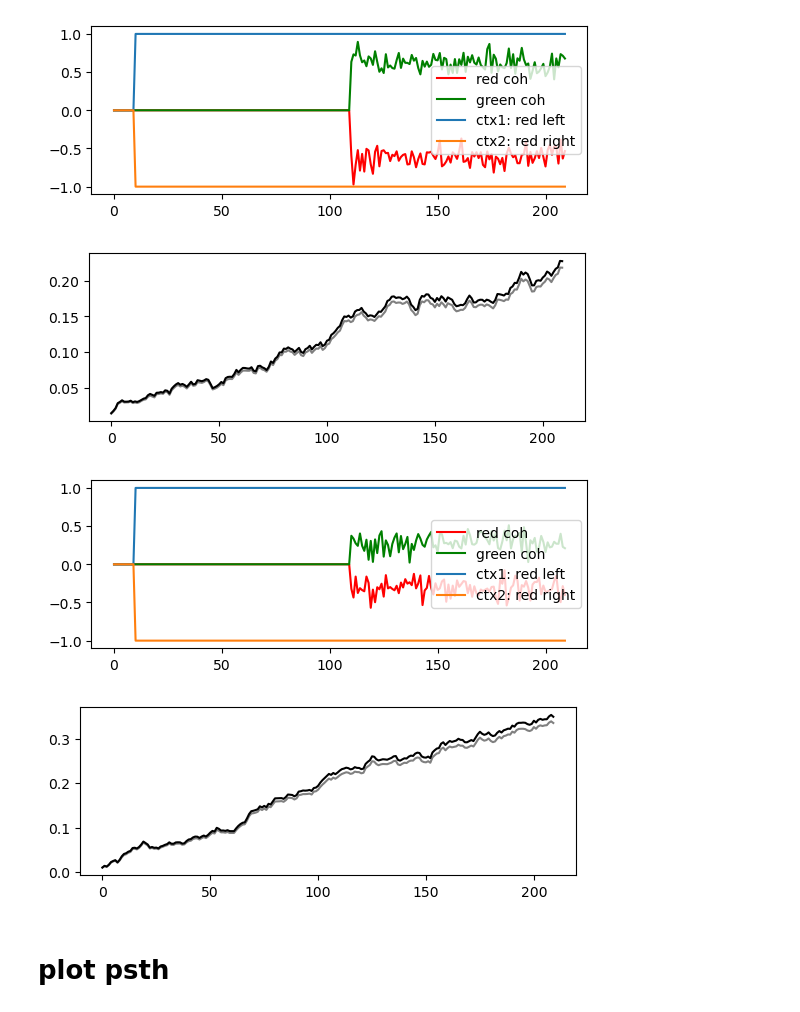
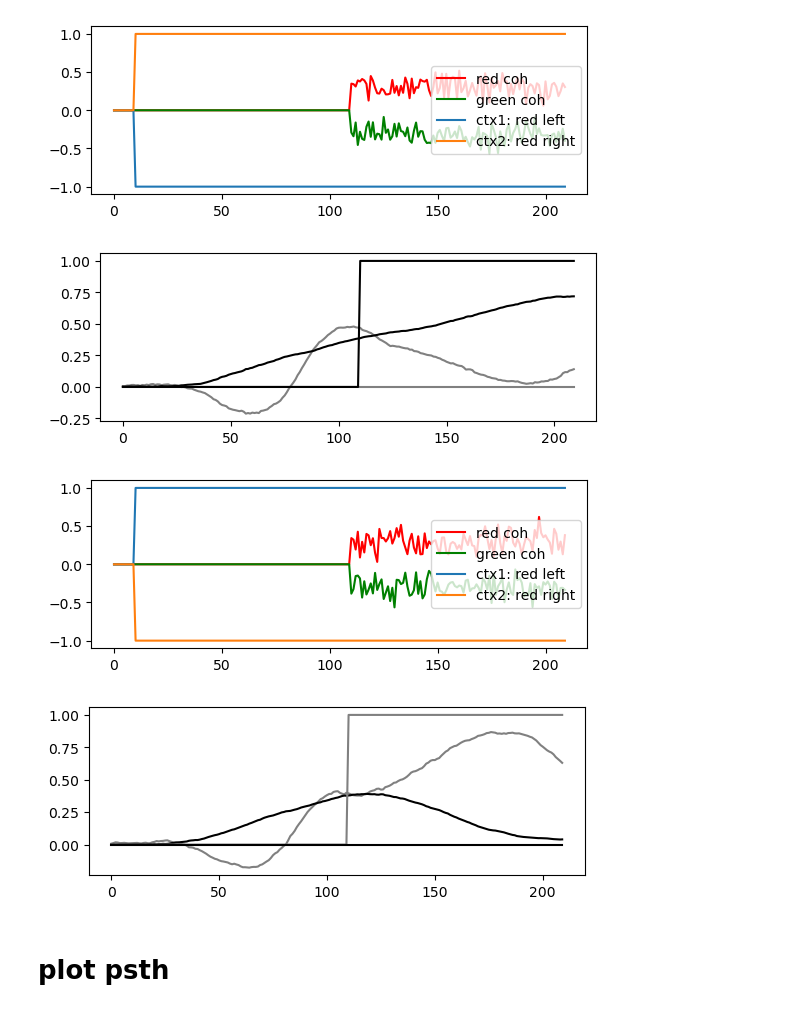
Before and after one commit to tianw6/lowrank_inference, a Jupyter notebook: notebooks/4Areas_2C2O.ipynb, the cells around one changed output. Cells and saved outputs as stored; diff of their text form; code cells hidden in the pictures.

Commit message:
2 color 2 output works but didn't show left vs right modulations. Might try Wout all positive

```diff
--- a/notebooks/4Areas_2C2O.ipynb
+++ b/notebooks/4Areas_2C2O.ipynb
@@ -154,12 +154,20 @@ mask_rec[0:100,200:300] = create_area_conn(20,connStrength,100)
 
 
 
-mask_in[:2,:40] = 1
-mask_in[2:,:10] = 1
+# mask_in[:2,:40] = 1
+# mask_in[2:,:10] = 1
 
 
-mask_in[:2,100:110] = 1
-mask_in[2:,100:140] = 1
+# mask_in[:2,100:110] = 1
+# mask_in[2:,100:140] = 1
+
+
+mask_in[:2,:60] = 1
+mask_in[2:,:30] = 1
+
+
+mask_in[:2,100:130] = 1
+mask_in[2:,100:160] = 1
 
 
 mask_out[:300,:] = 0
@@ -199,14 +218,13 @@ alpha = .1
 lr = 1e-3
 
 
-# net = FullRankRNN(n_inputs, n_neurons, n_outputs, noise_std, alpha, train_wi=True, train_wo = True, train_h0=True,
-#                   wrec_mask = wrec_mask, wi_mask = wi_mask, wo_mask = wo_mask,
-#                  b_init = None, add_biases = False)
+
 
 
 net = FullRankRNN(n_inputs, n_neurons, n_outputs, noise_std, alpha, train_wi=True, train_wo = True, train_h0=True,
-                  wrec_mask = None, wi_mask = wi_mask, wo_mask = wo_mask,
+                  wrec_mask = wrec_mask, wi_mask = wi_mask, wo_mask = wo_mask,
                  b_init = None, add_biases = False)
+
 
 # after trained, recurrent connectivity are all zero
 # after trained, bias term will make test accuracy very low
@@ -215,7 +233,7 @@ net.out_non_linearity = torch.relu
 
 # net.out_non_linearity = torch.eye
 
-train(net, x_train, y_train, mask_train, n_epochs=20, lr=lr, batch_size=100,
+train(net, x_train, y_train, mask_train, n_epochs=30, lr=lr, batch_size=100,
       mask_gradients = False, keep_best=True, cuda=True, early_stop=0.1, clip_gradient = 1)
 
 x_val, y_val, mask_val = map_device([x_val, y_val, mask_val], net)
@@ -271,34 +262,36 @@ epoch 1:  loss=nan  (took 14.47 s)
 # %%
 out = out.cpu()
 aa = out.detach().numpy()
 
 y_val = y_val.cpu()
 x_val = x_val.cpu()
 
 
-for n in range(1, 3):
+for n in range(40, 42):
     plt.figure()
 
     plt.subplot(211)
     plt.plot(x_val[n,:,0], label = 'red coh', color = 'r')
     plt.plot(x_val[n,:,1], label = 'green coh', color = 'g')
 
     plt.plot(x_val[n,:,2], label = 'ctx1: red left')
     plt.plot(x_val[n,:,3], label = 'ctx2: red right')
 
     plt.legend()
     plt.show()
 
     plt.subplot(212)
     plt.plot(aa[n,:,0], label = 'output L', color = 'gray')
     # plt.plot(y_val[n,:,0], label = 'y L', color = 'gray')
     plt.plot(aa[n,:,1], label = 'output R', color = 'black')
     # plt.plot(y_val[n,:,1], label = 'y R', color = 'black')
+    plt.plot(y_val[n,:,0], color = 'gray')
+    plt.plot(y_val[n,:,1], color = 'black')
 # %% [output]
-[figure, old version]
+[figure, new version]
-[figure, old version]
+[figure, new version]
-[figure, old version]
+[figure, new version]
-[figure, old version]
+[figure, new version]
 # %% [markdown]
 # plot psth
 # %%
```
Also changed, not shown: parts of 7 cells of this notebook, 3 other files.
